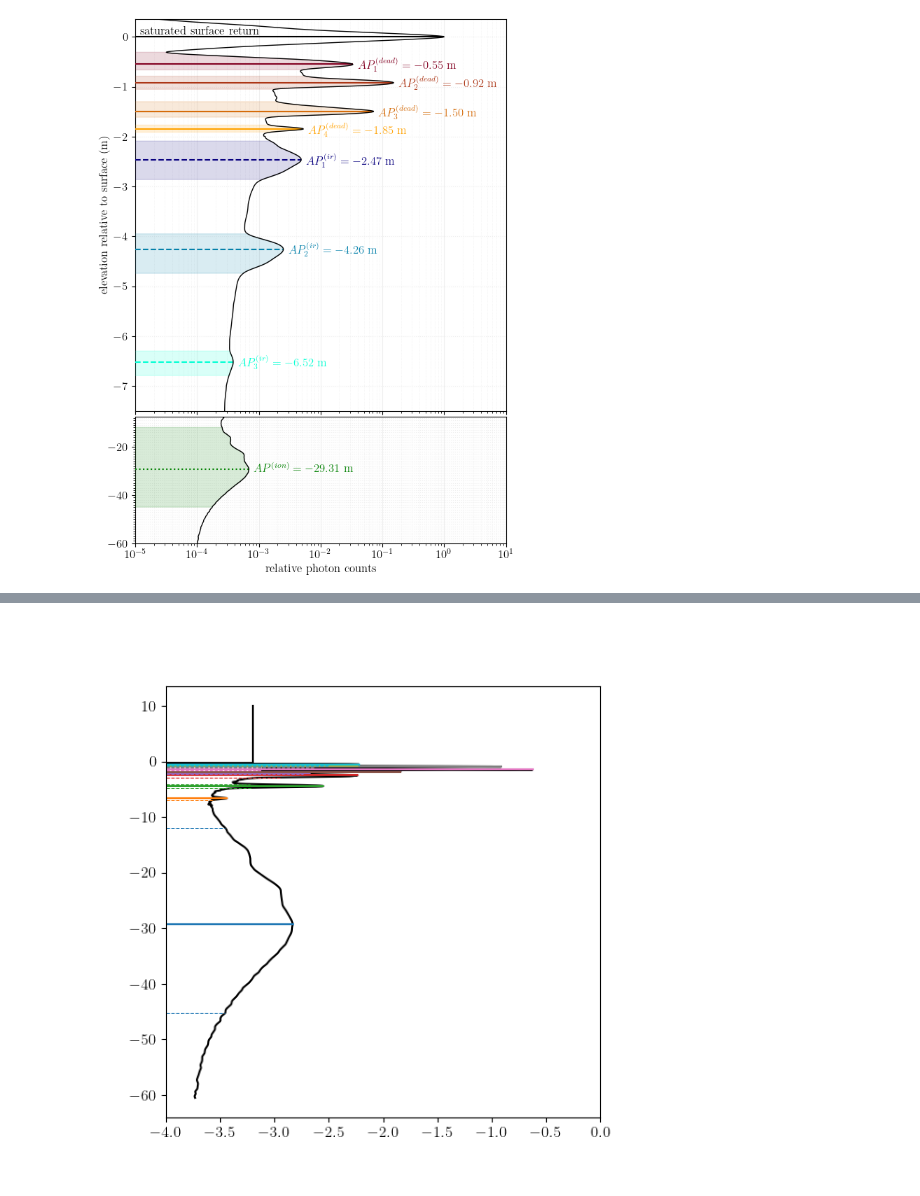
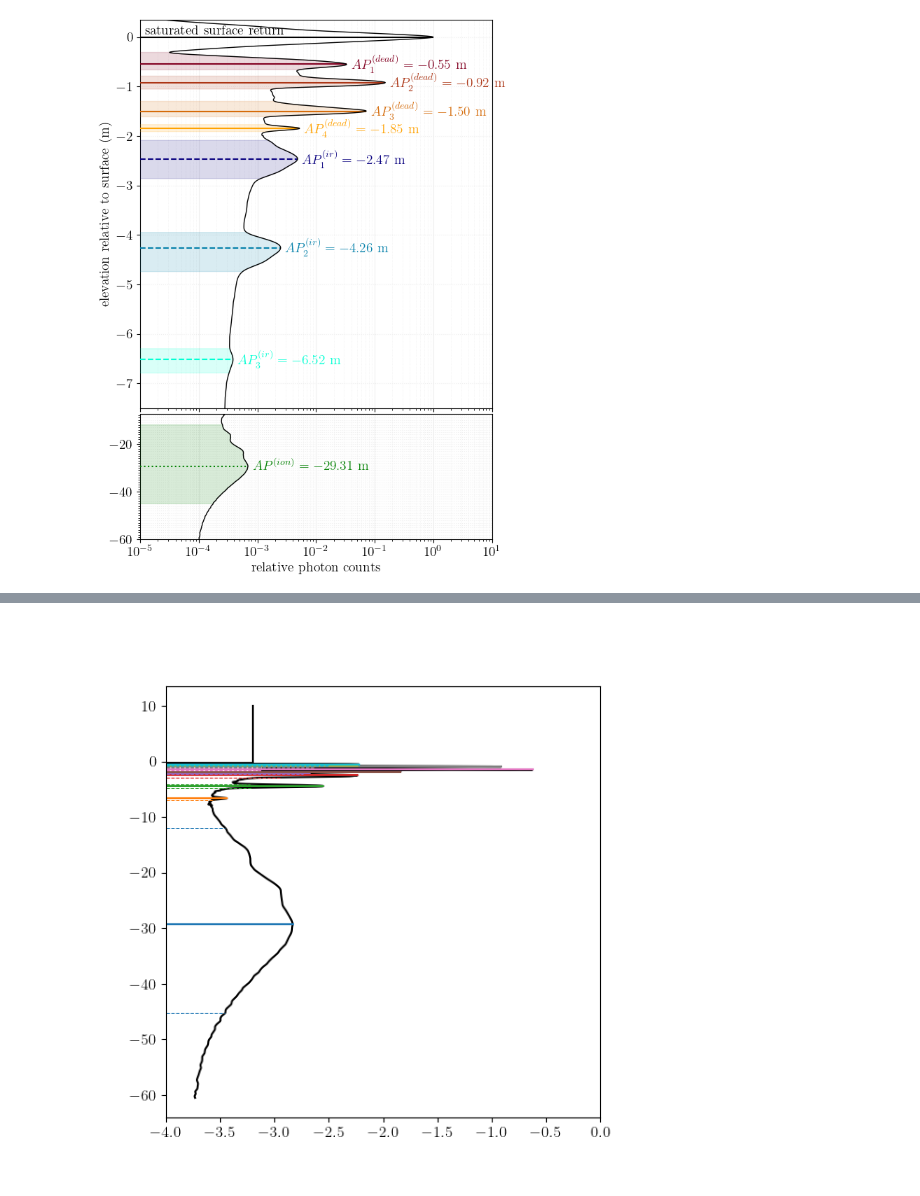
Before and after one commit to fliphilipp/icelakes-methods, a Jupyter notebook: 02-afterpulse-plots.ipynb, the cells around one changed output, grey strips where cells are left out. Cells and saved outputs as stored; diff of their text form; code cells hidden in the pictures.

```diff
--- a/02-afterpulse-plots.ipynb
+++ b/02-afterpulse-plots.ipynb
@@ -9,7 +9,7 @@ from matplotlib.ticker import AutoMinorLocator
 df = pd.read_csv('data/saturation_counts_alldata_wider.csv')
 
 plt.rcParams.update({
-    'font.size': 12,
+    'font.size': 14,
     'text.usetex': True,
     'font.family': 'Optima'
 })
@@ -68,34 +68,34 @@ for j, beam_select in enumerate(['all']):
     ax.set_xscale('log')
     ax.axes.yaxis.grid(which='major', color='#EEEEEE', linestyle=':', linewidth=0.8, zorder=-1000)
     ax.axes.xaxis.grid(which='major', color='#EEEEEE', linewidth=0.8, zorder=-1000)
     ax.axes.xaxis.grid(which='minor', color='#EEEEEE', linestyle=':', linewidth=0.5, zorder=-1000)
     # ax.grid(which='minor', color='#EEEEEE', linestyle=':', linewidth=0.5)
 
     ax2.plot(vals, df.elev_bins, 'k-', lw=1, zorder=1000)
     u = -12
     l = -45
     ys = [u, l] + list(df.elev_bins[(df.elev_bins <= u) & (df.elev_bins >= l)]) + [u]
     xs = [1e-12, 1e-12] +  list(vals[(df.elev_bins <= u) & (df.elev_bins >= l)]) + [1e-12]
     ax2.add_patch(Polygon(np.transpose(np.vstack((xs,ys))), color='g', alpha=0.15,zorder=50))
     thish = -29.31
     thispeak_height = vals.iloc[np.argmin(np.abs(df.elev_bins-thish))]
     ax2.plot([xlim_ax[0], thispeak_height], [thish]*2, color='g', ls=':', zorder=100,solid_capstyle='butt')
     ax2.text(thispeak_height*1.2, thish, r'$AP^{(ion)}=%.2f$ m' % thish, color='g', weight='bold', va='center')
 
     ax2.set_xlabel('relative photon counts')
     ax2.set_ylim(thresh_tail, thresh_lower)
     ax2.yaxis.set_minor_locator(AutoMinorLocator(20))
     ax2.axes.yaxis.grid(which='both', color='#EEEEEE', linestyle=':', linewidth=0.8, zorder=-1000)
     ax2.axes.xaxis.grid(which='major', color='#EEEEEE', linewidth=0.8, zorder=-1000)
     ax2.axes.xaxis.grid(which='minor', color='#EEEEEE', linestyle=':', linewidth=0.5, zorder=-1000)
     #ax2.grid(which='minor', color='#EEEEEE', linestyle=':', linewidth=0.5)
 
 
     fig.tight_layout(pad=0.2)
 
     plt.savefig('plots/saturation_counts_beams_%s_PMT.jpg' % beam_select, dpi=600)
 # %% [output]
-[figure, old version]
+[figure, new version]
 # %%
 df = pd.read_csv('data/saturation_counts_alldata_wider.csv')
 
```
Also changed, not shown: parts of 2 cells of this notebook, 28 other files.
